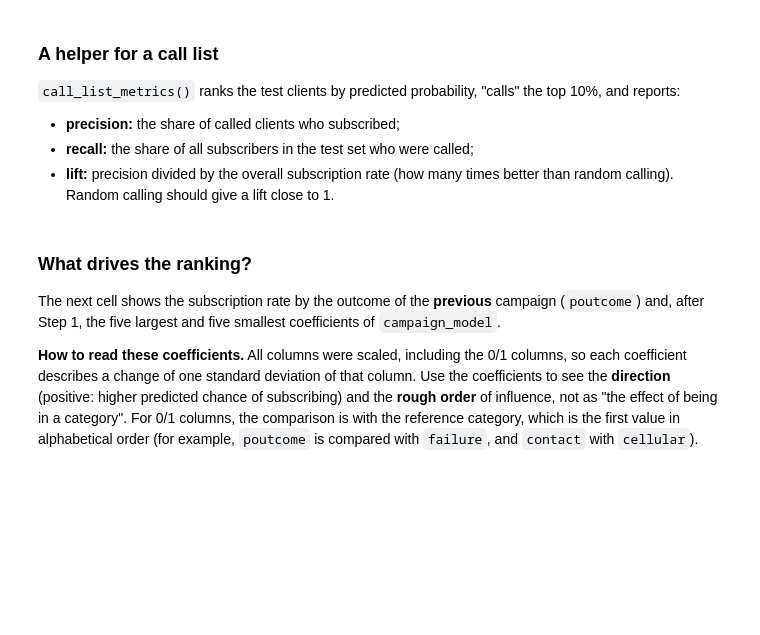
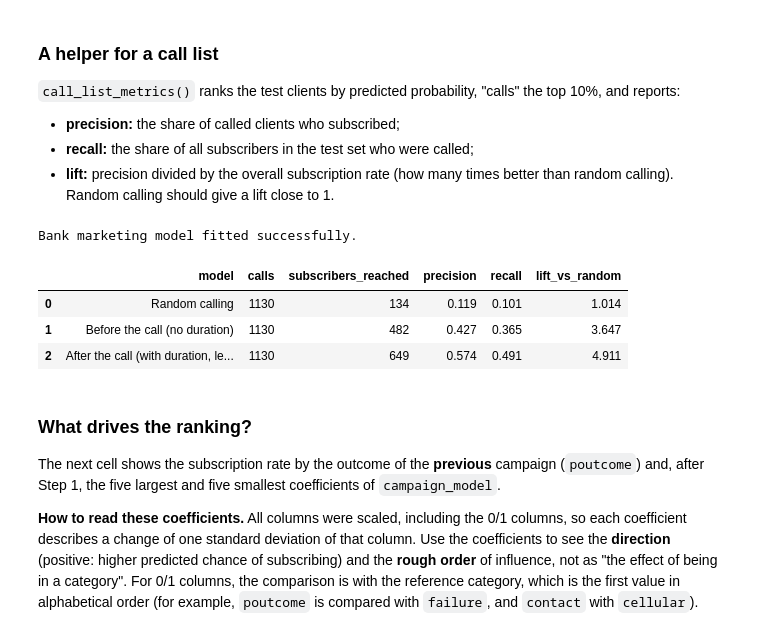
Before and after one commit to kalshaikhli/ban6003-week-12-13-modeling., a Jupyter notebook: notebooks/module13_classification_guided_lab.ipynb, the cells around one changed output. Drawn from its saved outputs; the diff is of its cells as text; code cells hidden in the pictures; blank space fills up the shorter version.

Commit message:
Complete Module 13 classification lab and final reflection

```diff
--- a/notebooks/module13_classification_guided_lab.ipynb
+++ b/notebooks/module13_classification_guided_lab.ipynb
@@ -789,16 +789,62 @@ def call_list_metrics(model_name, actual, probability, share=0.10):
 # and fit it on X_bank_train[precall_columns] and y_bank_train.
 # Then create campaign_prob: the predicted probability of subscribing for X_bank_test[precall_columns].
 # Hint: campaign_model.predict_proba(...)[:, 1]
+
+campaign_model = make_pipeline(
+    StandardScaler(),
+    LogisticRegression(max_iter=2000)
+)
+
+campaign_model.fit(X_bank_train[precall_columns], y_bank_train)
+
+campaign_prob = campaign_model.predict_proba(
+    X_bank_test[precall_columns]
+)[:, 1]
+
+print("Bank marketing model fitted successfully.")
+# %% [output]
+Bank marketing model fitted successfully.
 # %%
 # Applied Practice Step 2
 # Fit leaky_model the same way on aftercall_columns (with duration) and create leaky_prob for the test clients.
 # Then create campaign_comparison, a DataFrame with three rows:
 #   1. call_list_metrics("Random calling", y_bank_test, random_prob) where
 #      random_prob = np.random.default_rng(42).random(len(y_bank_test))
 #   2. call_list_metrics("Before the call (no duration)", y_bank_test, campaign_prob)
 #   3. call_list_metrics("After the call (with duration, leakage)", y_bank_test, leaky_prob)
 # Display campaign_comparison.round(3) and save it:
 #   campaign_comparison.to_csv(output_dir / "bank_campaign_comparison_module13.csv", index=False)
+
+leaky_model = make_pipeline(
+    StandardScaler(),
+    LogisticRegression(max_iter=2000)
+)
+
+leaky_model.fit(X_bank_train[aftercall_columns], y_bank_train)
+
+leaky_prob = leaky_model.predict_proba(
+    X_bank_test[aftercall_columns]
+)[:, 1]
+
+random_prob = np.random.default_rng(42).random(len(y_bank_test))
+
+campaign_comparison = pd.DataFrame([
+    call_list_metrics("Random calling", y_bank_test, random_prob),
+    call_list_metrics("Before the call (no duration)", y_bank_test, campaign_prob),
+    call_list_metrics("After the call (with duration, leakage)", y_bank_test, leaky_prob)
+])
+
+campaign_comparison.to_csv(
+    output_dir / "bank_campaign_comparison_module13.csv",
+    index=False
+)
+
+campaign_comparison.round(3)
+# %% [output]
+|  | model | calls | subscribers_reached | precision | recall | lift_vs_random |
+| 0 | Random calling | 1130 | 134 | 0.119 | 0.101 | 1.014 |
+| 1 | Before the call (no duration) | 1130 | 482 | 0.427 | 0.365 | 3.647 |
+| 2 | After the call (with duration, le... | 1130 | 649 | 0.574 | 0.491 | 4.911 |
 # %% [markdown]
 ### What drives the ranking?
 
```
Also changed, not shown: parts of 3 cells of this notebook, 1 other file.
